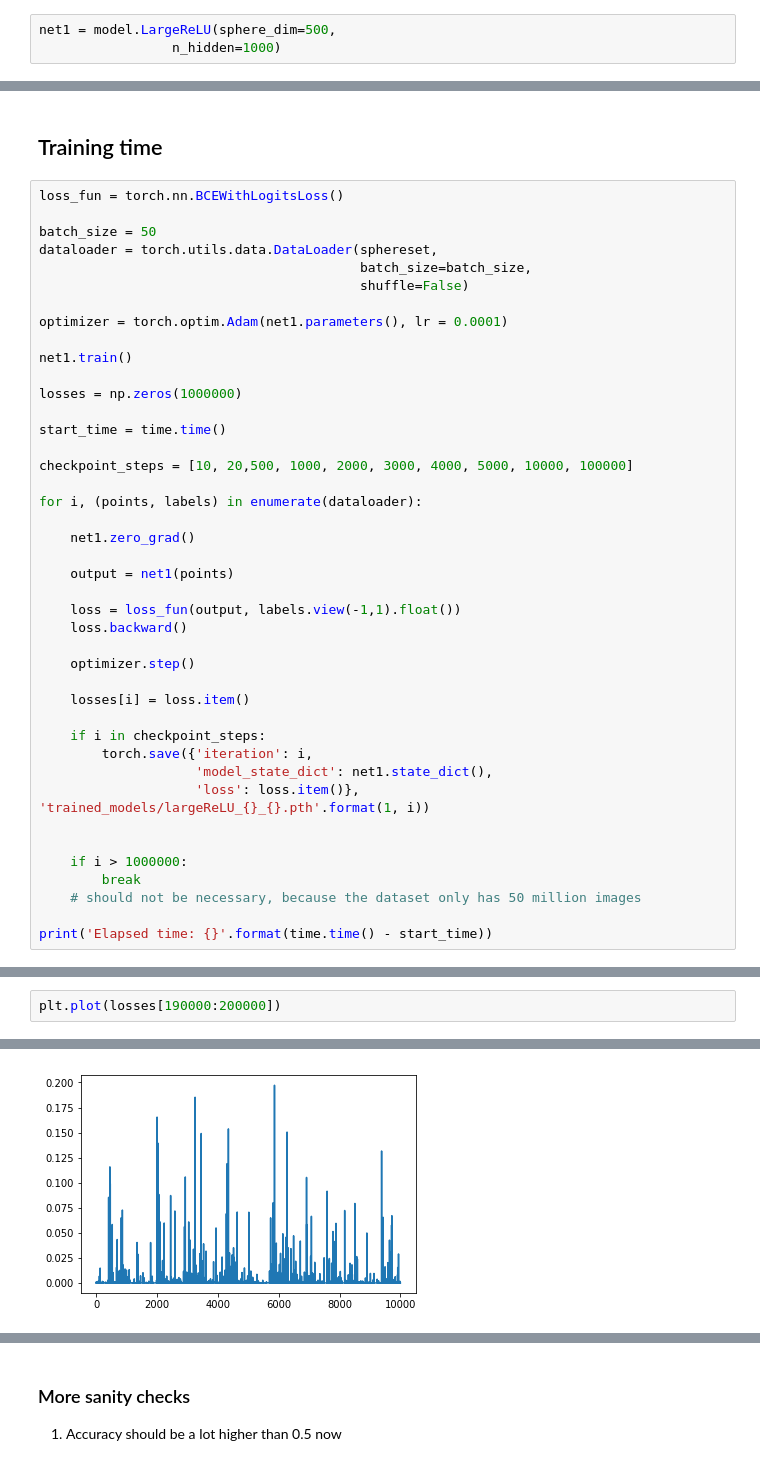
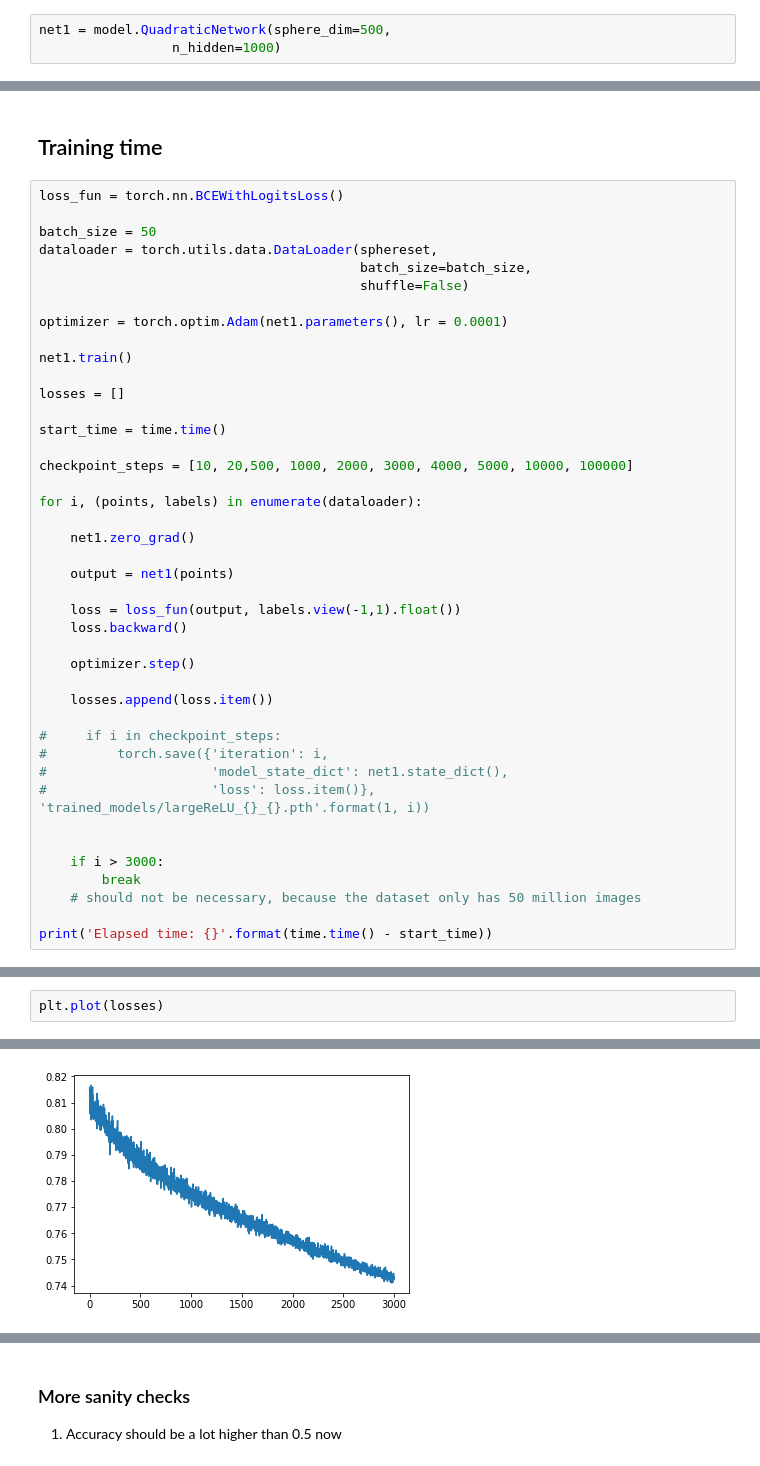
Before and after one commit to ramasesh/pytorch-advspheres, a Jupyter notebook: AdversarialSpheres.ipynb, the cells around one changed output, grey strips where cells are left out. Saved outputs shown, nothing was run; the diff lists cells and outputs as text.

```diff
--- a/AdversarialSpheres.ipynb
+++ b/AdversarialSpheres.ipynb
@@ -17,7 +17,7 @@ import time
 # %%
 sphereset = dataset.sphere_dataset()
 # %%
-net1 = model.LargeReLU(sphere_dim=500,
+net1 = model.QuadraticNetwork(sphere_dim=500,
                  n_hidden=1000)
 # %% [markdown]
 ### Sanity checks
@@ -59,7 +59,7 @@ optimizer = torch.optim.Adam(net1.parameters(), lr = 0.0001)
 
 net1.train()
 
-losses = np.zeros(1000000)
+losses = []
 
 start_time = time.time()
 
@@ -76,15 +76,15 @@ for i, (points, labels) in enumerate(dataloader):
 
     optimizer.step()
 
-    losses[i] = loss.item()
+    losses.append(loss.item())
 
-    if i in checkpoint_steps:
-        torch.save({'iteration': i,
-                    'model_state_dict': net1.state_dict(),
-                    'loss': loss.item()}, 'trained_models/largeReLU_{}_{}.pth'.format(1, i))
+#     if i in checkpoint_steps:
+#         torch.save({'iteration': i,
+#                     'model_state_dict': net1.state_dict(),
+#                     'loss': loss.item()}, 'trained_models/largeReLU_{}_{}.pth'.format(1, i))
 
 
-    if i > 1000000:
+    if i > 3000:
         break
     # should not be necessary, because the dataset only has 50 million images
 
@@ -98,5 +94,5 @@ torch.save({'iteration': i,
 # %%
-plt.plot(losses[190000:200000])
+plt.plot(losses)
 # %% [output]
 [<matplotlib.lines.Line2D at 0x...>]
-[figure, old version]
+[figure, new version]
```
Also changed, not shown: parts of 7 cells of this notebook, 1 other file.
